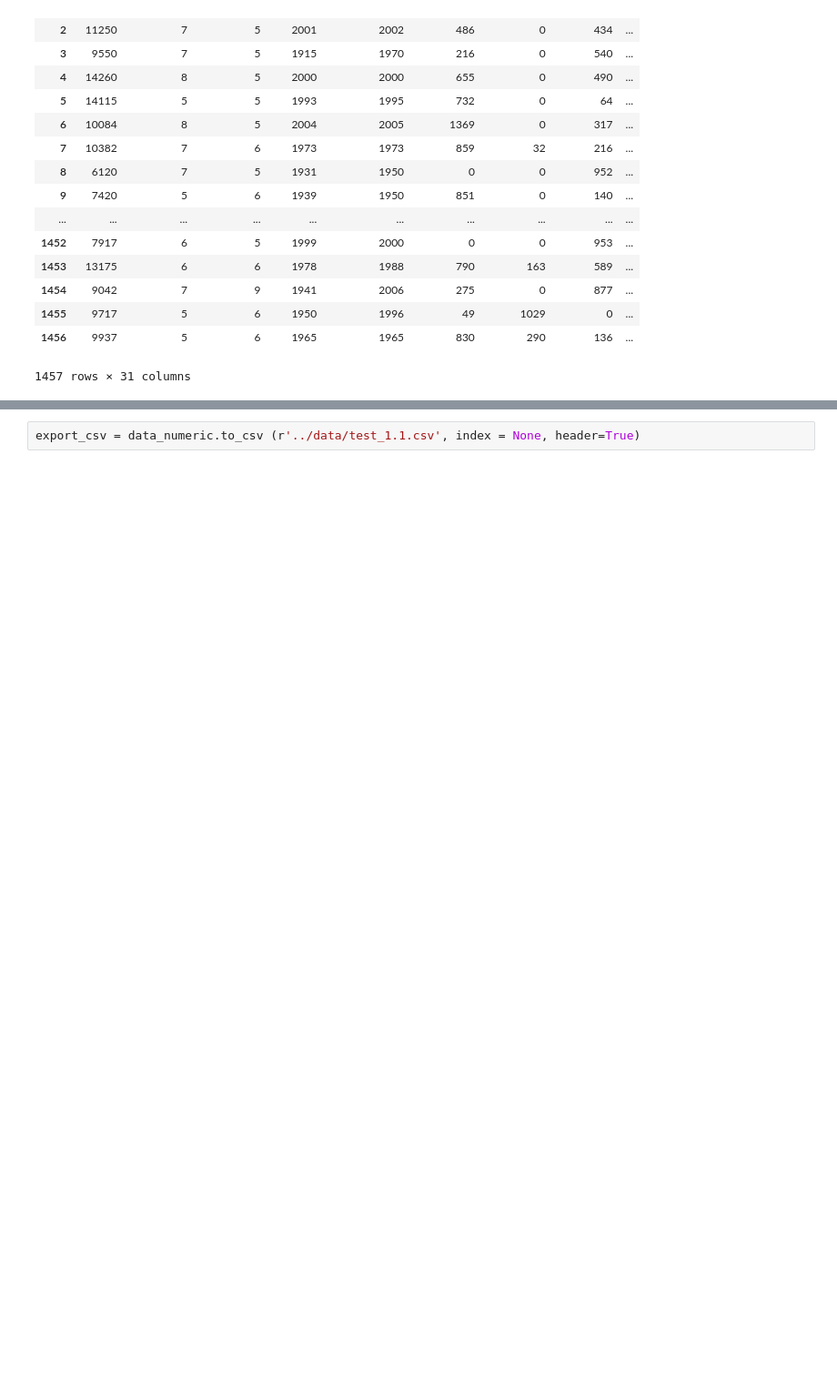
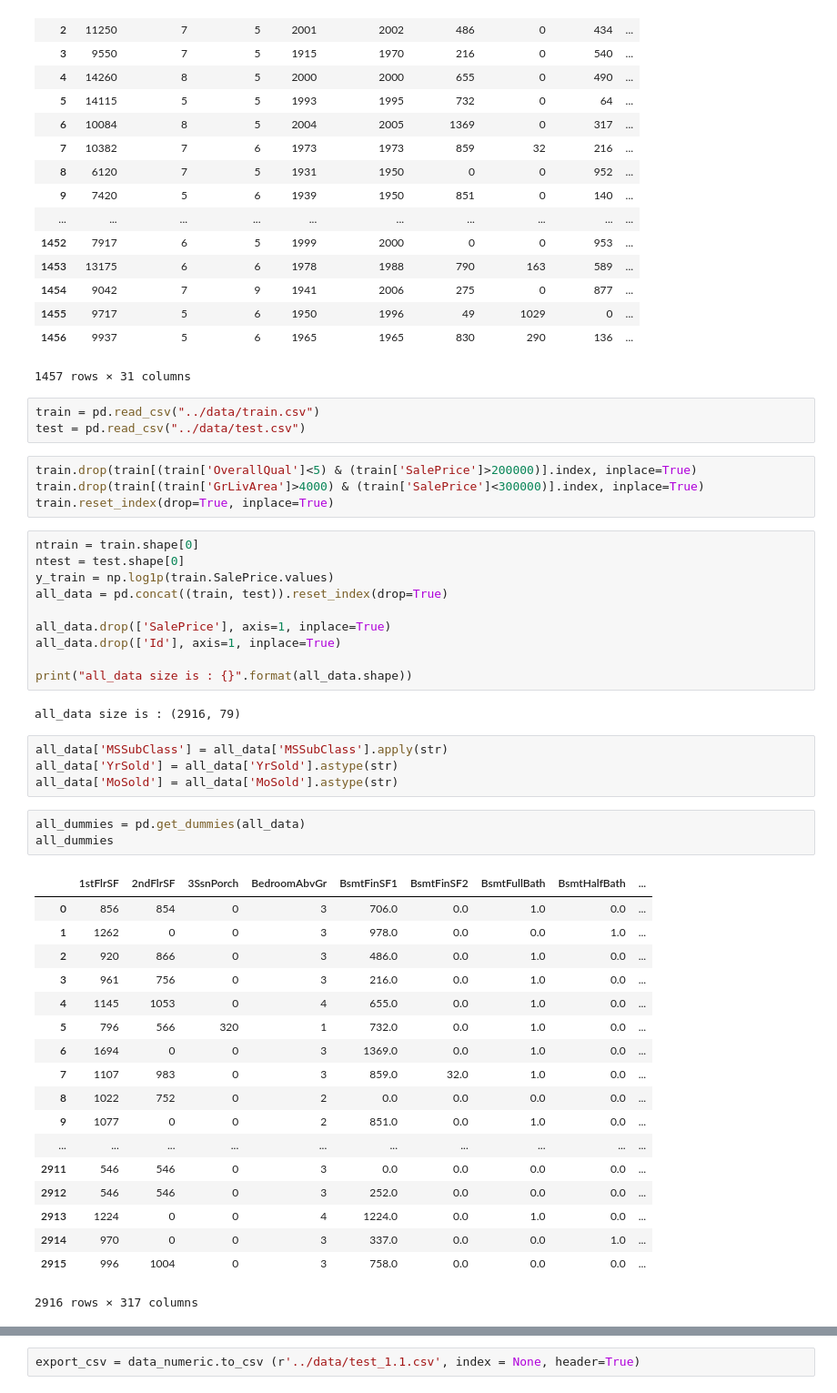
Before and after one commit to M-Garrigues/Kaggle-House-Prices, a Jupyter notebook: notebooks/data_preparation.ipynb, the cells around one changed output, grey strips where cells are left out. Shown at 91% size. Saved outputs shown, nothing was run; the diff lists cells and outputs as text; blank space fills up the shorter version.

Commit message:
generated data 2.0; added dummies  and loged saleprice

```diff
--- a/notebooks/data_preparation.ipynb
+++ b/notebooks/data_preparation.ipynb
@@ -173,3 +173,48 @@ data_numeric
 | 1455 | 9717 | 5 | 6 | 1950 | 1996 | 49 | 1029 | 0 | ... |
 | 1456 | 9937 | 5 | 6 | 1965 | 1965 | 830 | 290 | 136 | ... |
 1457 rows × 31 columns
+# %%
+train = pd.read_csv("../data/train.csv")
+test = pd.read_csv("../data/test.csv")
+# %%
+train.drop(train[(train['OverallQual']<5) & (train['SalePrice']>200000)].index, inplace=True)
+train.drop(train[(train['GrLivArea']>4000) & (train['SalePrice']<300000)].index, inplace=True)
+train.reset_index(drop=True, inplace=True)
+# %%
+ntrain = train.shape[0]
+ntest = test.shape[0]
+y_train = np.log1p(train.SalePrice.values)
+all_data = pd.concat((train, test)).reset_index(drop=True)
+
+all_data.drop(['SalePrice'], axis=1, inplace=True)
+all_data.drop(['Id'], axis=1, inplace=True)
+
+print("all_data size is : {}".format(all_data.shape))
+# %% [output]
+all_data size is : (2916, 79)
+# %%
+all_data['MSSubClass'] = all_data['MSSubClass'].apply(str)
+all_data['YrSold'] = all_data['YrSold'].astype(str)
+all_data['MoSold'] = all_data['MoSold'].astype(str)
+# %%
+all_dummies = pd.get_dummies(all_data)
+all_dummies
+# %% [output]
+|  | 1stFlrSF | 2ndFlrSF | 3SsnPorch | BedroomAbvGr | BsmtFinSF1 | BsmtFinSF2 | BsmtFullBath | BsmtHalfBath | ... |
+| 0 | 856 | 854 | 0 | 3 | 706.0 | 0.0 | 1.0 | 0.0 | ... |
+| 1 | 1262 | 0 | 0 | 3 | 978.0 | 0.0 | 0.0 | 1.0 | ... |
+| 2 | 920 | 866 | 0 | 3 | 486.0 | 0.0 | 1.0 | 0.0 | ... |
+| 3 | 961 | 756 | 0 | 3 | 216.0 | 0.0 | 1.0 | 0.0 | ... |
+| 4 | 1145 | 1053 | 0 | 4 | 655.0 | 0.0 | 1.0 | 0.0 | ... |
+| 5 | 796 | 566 | 320 | 1 | 732.0 | 0.0 | 1.0 | 0.0 | ... |
+| 6 | 1694 | 0 | 0 | 3 | 1369.0 | 0.0 | 1.0 | 0.0 | ... |
+| 7 | 1107 | 983 | 0 | 3 | 859.0 | 32.0 | 1.0 | 0.0 | ... |
+| 8 | 1022 | 752 | 0 | 2 | 0.0 | 0.0 | 0.0 | 0.0 | ... |
+| 9 | 1077 | 0 | 0 | 2 | 851.0 | 0.0 | 1.0 | 0.0 | ... |
+| ... | ... | ... | ... | ... | ... | ... | ... | ... | ... |
+| 2911 | 546 | 546 | 0 | 3 | 0.0 | 0.0 | 0.0 | 0.0 | ... |
+| 2912 | 546 | 546 | 0 | 3 | 252.0 | 0.0 | 0.0 | 0.0 | ... |
+| 2913 | 1224 | 0 | 0 | 4 | 1224.0 | 0.0 | 1.0 | 0.0 | ... |
+| 2914 | 970 | 0 | 0 | 3 | 337.0 | 0.0 | 0.0 | 1.0 | ... |
+| 2915 | 996 | 1004 | 0 | 3 | 758.0 | 0.0 | 0.0 | 0.0 | ... |
+2916 rows × 317 columns
```
Also changed, not shown: parts of 1 cell of this notebook, 2 other files.
